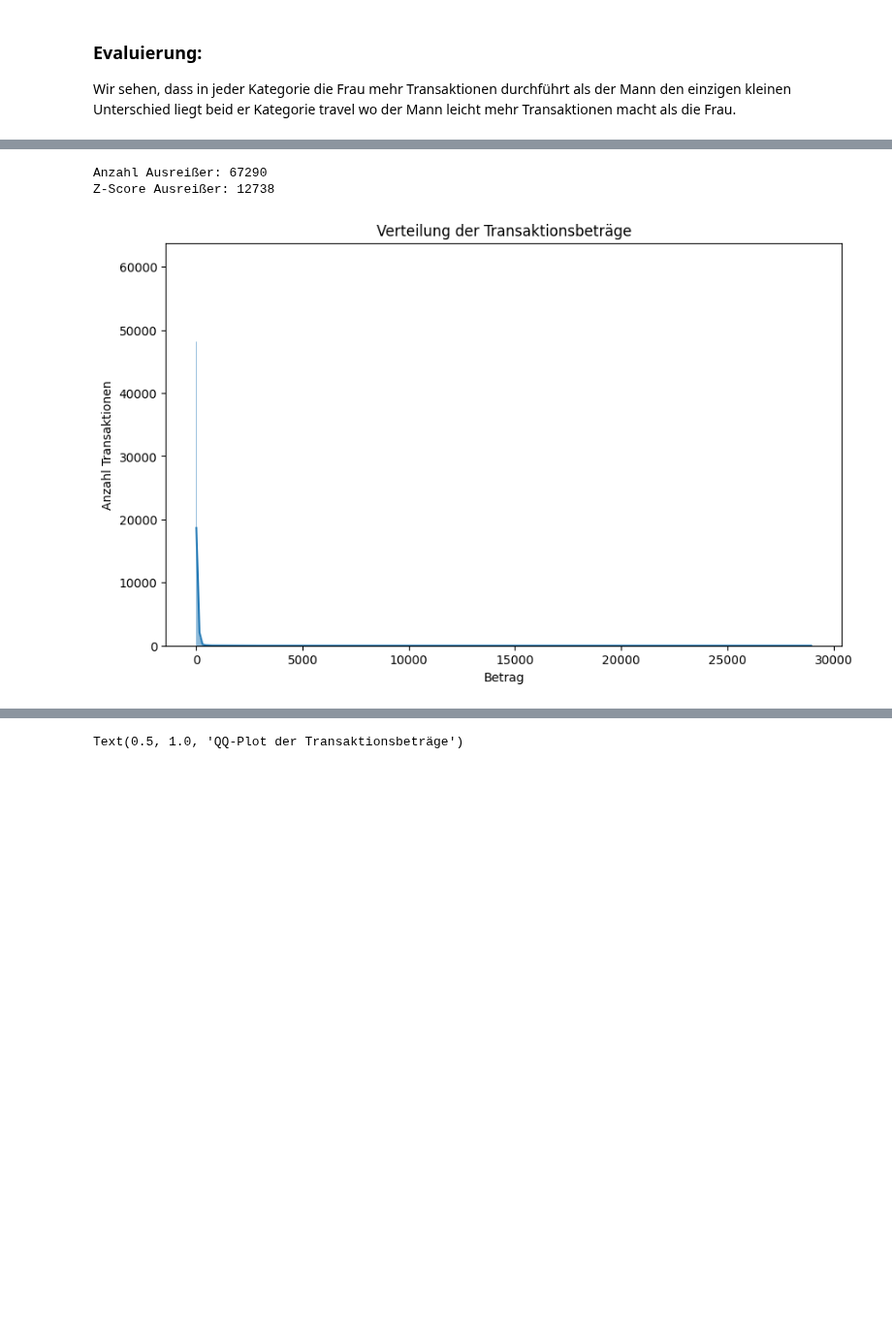
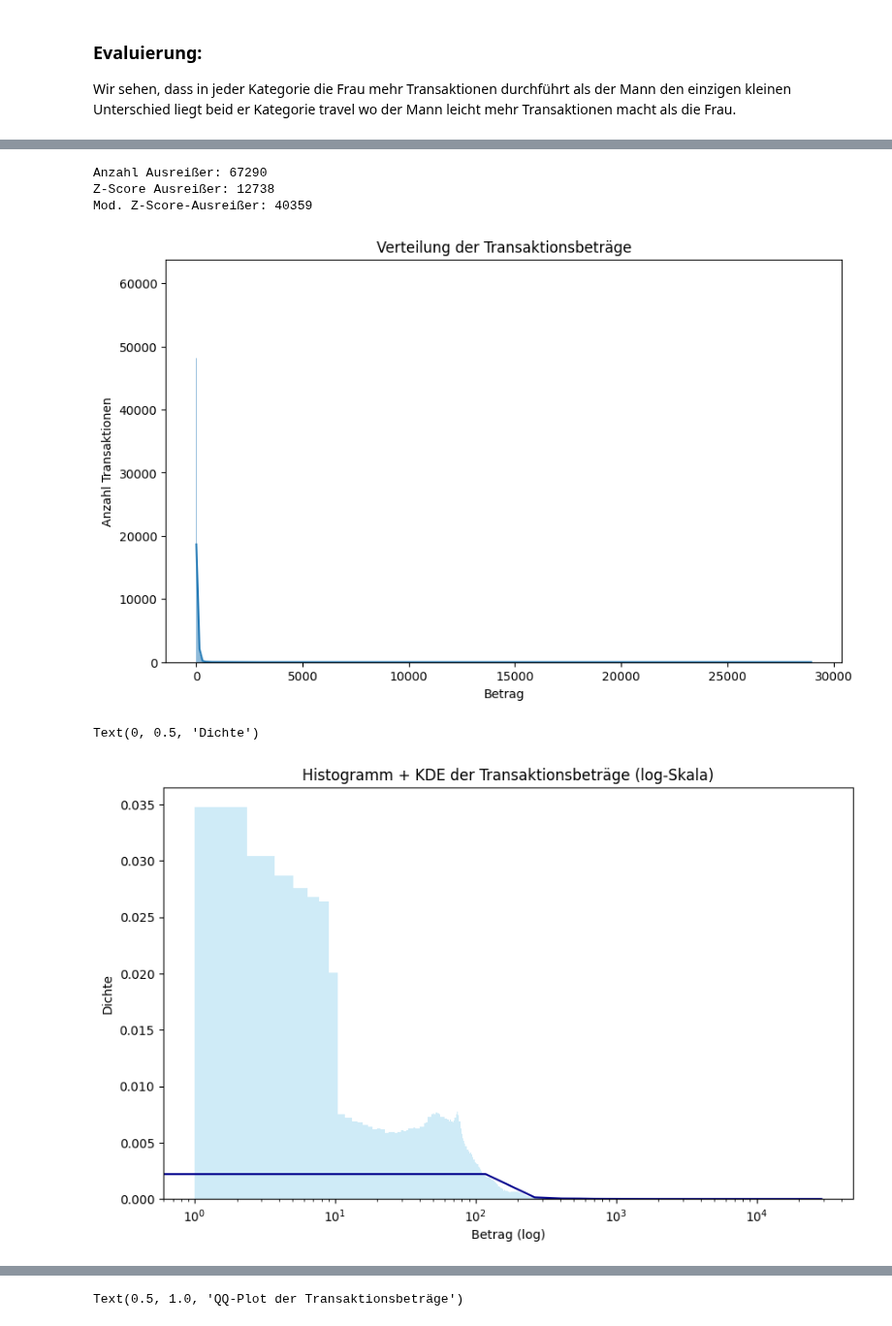
Before and after one commit to philethaler/Statistik-Datenbank, a Jupyter notebook: Analyse_3.ipynb, the cells around one changed output, grey strips where cells are left out. Shown at 97% size. Drawn from its saved outputs; the diff is of its cells as text; code cells hidden in the pictures; blank space fills up the shorter version.

```diff
--- a/Analyse_3.ipynb
+++ b/Analyse_3.ipynb
@@ -128,7 +118,26 @@ print(f"Anzahl Ausreißer: {len(outliers)}")
 ds['z_score'] = stats.zscore(ds['amt'])
 outliers_z = ds[abs(ds['z_score']) > 3]
 print(f"Z-Score Ausreißer: {len(outliers_z)}")
+
+# Modifizierter Z-Score (robust gegen Schiefe)
+median_amt = ds['amt'].median()
+mad_amt = (ds['amt'] - median_amt).abs().median()
+ds['mod_z'] = 0.6745 * (ds['amt'] - median_amt) / mad_amt
+outliers_modz = ds[ds['mod_z'].abs() > 3.5]
+print(f"Mod. Z-Score-Ausreißer: {len(outliers_modz)}")
 # %% [output]
 Anzahl Ausreißer: 67290
 Z-Score Ausreißer: 12738
+Mod. Z-Score-Ausreißer: 40359
 [figure]
+# %%
+plt.figure()
+sns.histplot(ds['amt'], bins='fd', stat='density', alpha=0.4, color='skyblue', edgecolor='black')
+sns.kdeplot(ds['amt'], bw_adjust=1.0, color='darkblue')
+plt.xscale('log')
+plt.title("Histogramm + KDE der Transaktionsbeträge (log-Skala)")
+plt.xlabel("Betrag (log)")
+plt.ylabel("Dichte")
+# %% [output]
+Text(0, 0.5, 'Dichte')
+[figure, added]
```
Also changed, not shown: parts of 8 cells of this notebook.
